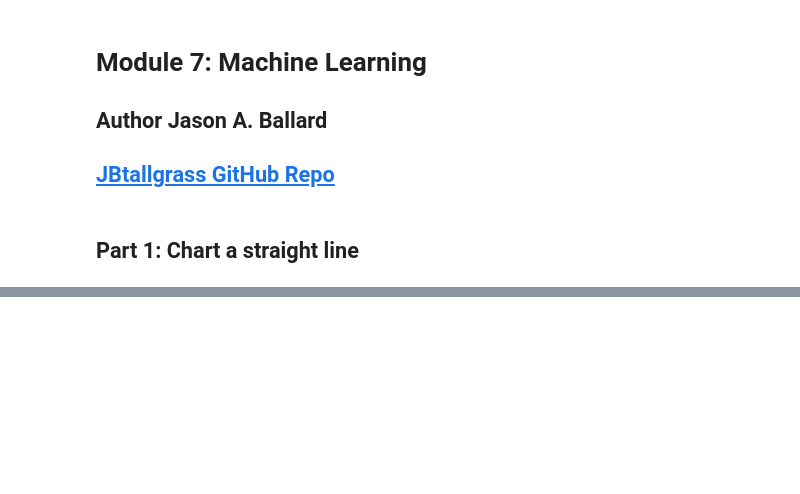
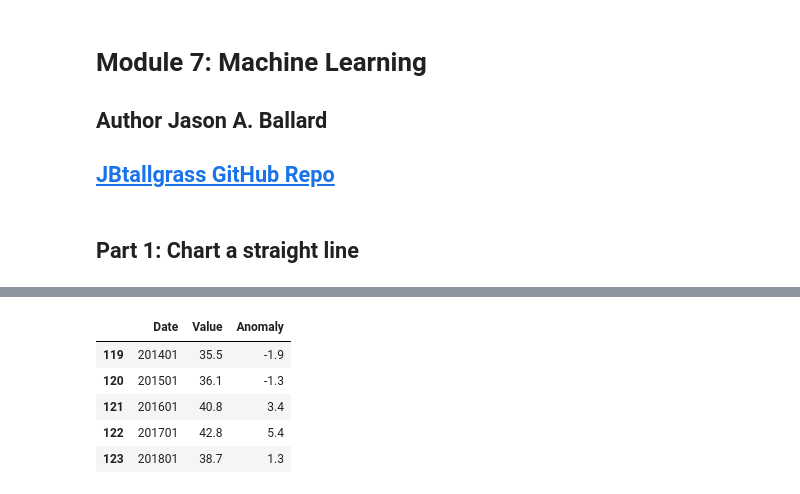
Before and after one commit to JBtallgrass/datafun-07-ml, a Jupyter notebook: jballard_ml.ipynb, the cells around one changed output, grey strips where cells are left out. Drawn from its saved outputs; the diff is of its cells as text; code cells hidden in the pictures; blank space fills up the shorter version.

```diff
--- a/jballard_ml.ipynb
+++ b/jballard_ml.ipynb
@@ -25,0 +45,9 @@ y_label = axes.set_ylabel('Celsius')
+# %%
+nyc_df.tail()
+# %% [output]
+|  | Date | Value | Anomaly |
+| 119 | 201401 | 35.5 | -1.9 |
+| 120 | 201501 | 36.1 | -1.3 |
+| 121 | 201601 | 40.8 | 3.4 |
+| 122 | 201701 | 42.8 | 5.4 |
+| 123 | 201801 | 38.7 | 1.3 |
```
Also changed, not shown: parts of 7 cells of this notebook, 1 other file.
